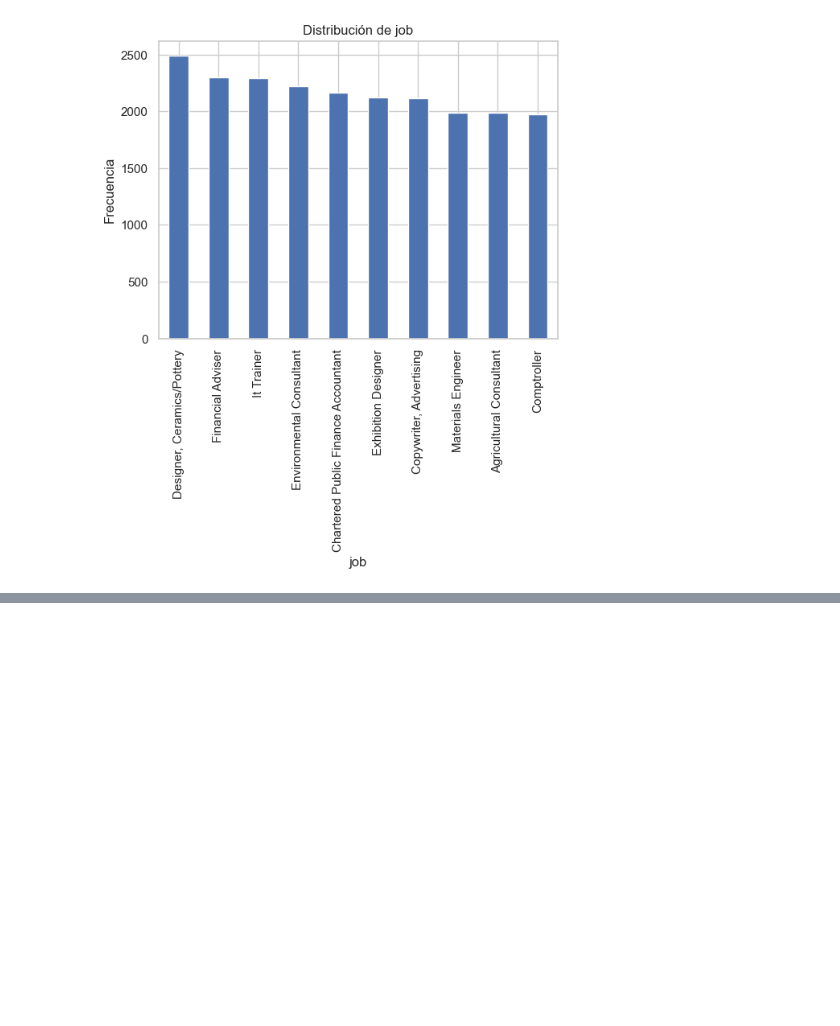
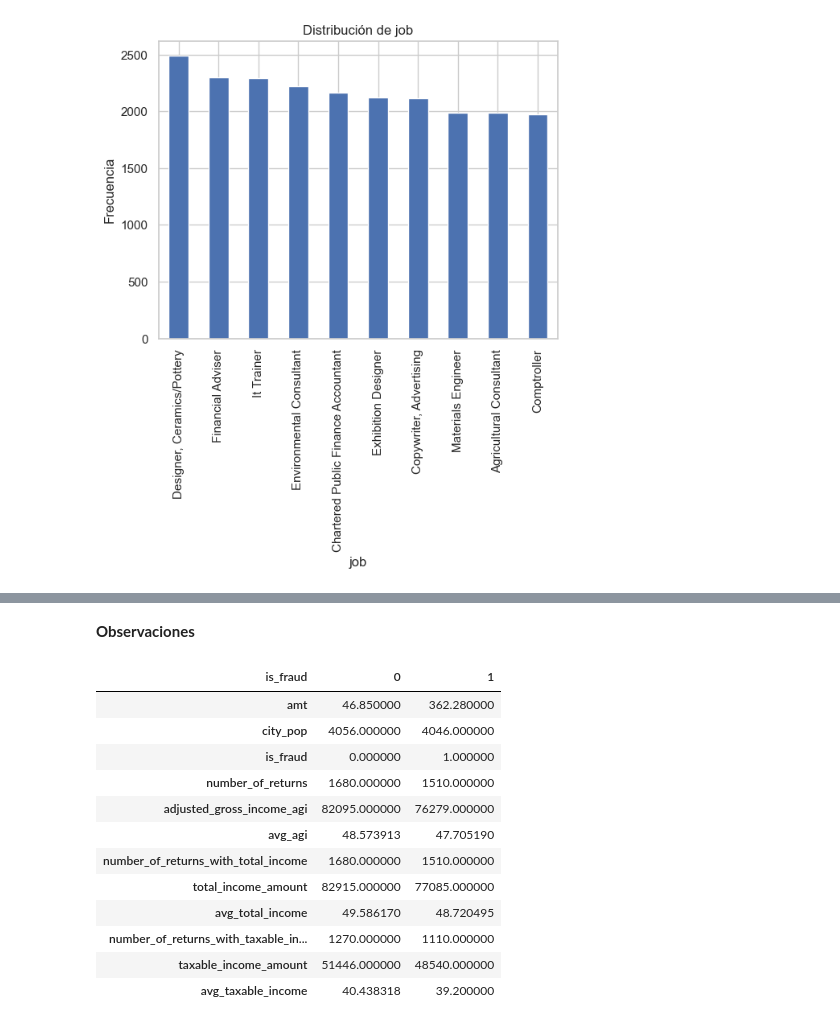
Before and after one commit to C4rl0s1515/Fraud-detection-eda-project, a Jupyter notebook: notebook/0.3_analisis_exploratorio_de_datos.ipynb, the cells around one changed output, grey strips where cells are left out. Cells and saved outputs as stored; diff of their text form; code cells hidden in the pictures; blank space fills up the shorter version.

```diff
--- a/notebook/0.3_analisis_exploratorio_de_datos.ipynb
+++ b/notebook/0.3_analisis_exploratorio_de_datos.ipynb
@@ -433,0 +491,18 @@ for col in cols_cate_final:
+# %% [markdown]
+**Observaciones**
+# %%
+df_final.groupby('is_fraud')[cols_num_final].median().T
+# %% [output]
+| is_fraud | 0 | 1 |
+| amt | 46.850000 | 362.280000 |
+| city_pop | 4056.000000 | 4046.000000 |
+| is_fraud | 0.000000 | 1.000000 |
+| number_of_returns | 1680.000000 | 1510.000000 |
+| adjusted_gross_income_agi | 82095.000000 | 76279.000000 |
+| avg_agi | 48.573913 | 47.705190 |
+| number_of_returns_with_total_income | 1680.000000 | 1510.000000 |
+| total_income_amount | 82915.000000 | 77085.000000 |
+| avg_total_income | 49.586170 | 48.720495 |
+| number_of_returns_with_taxable_in... | 1270.000000 | 1110.000000 |
+| taxable_income_amount | 51446.000000 | 48540.000000 |
+| avg_taxable_income | 40.438318 | 39.200000 |
```
Also changed, not shown: parts of 12 cells of this notebook, 1 other file.
